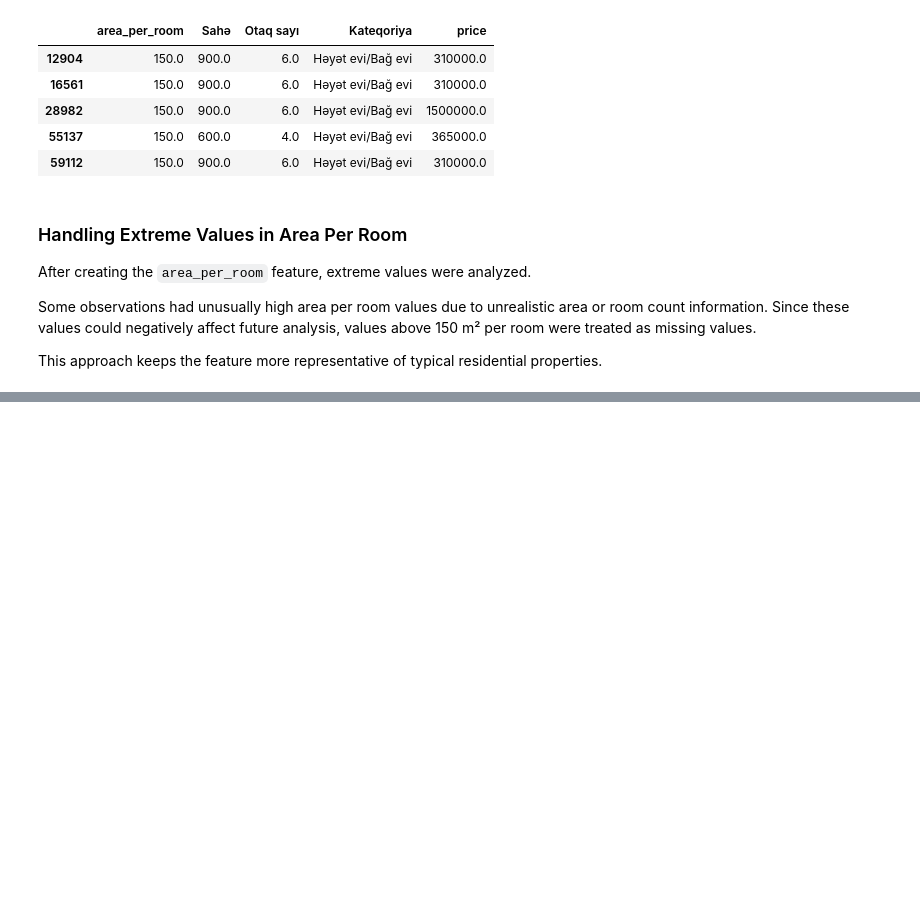
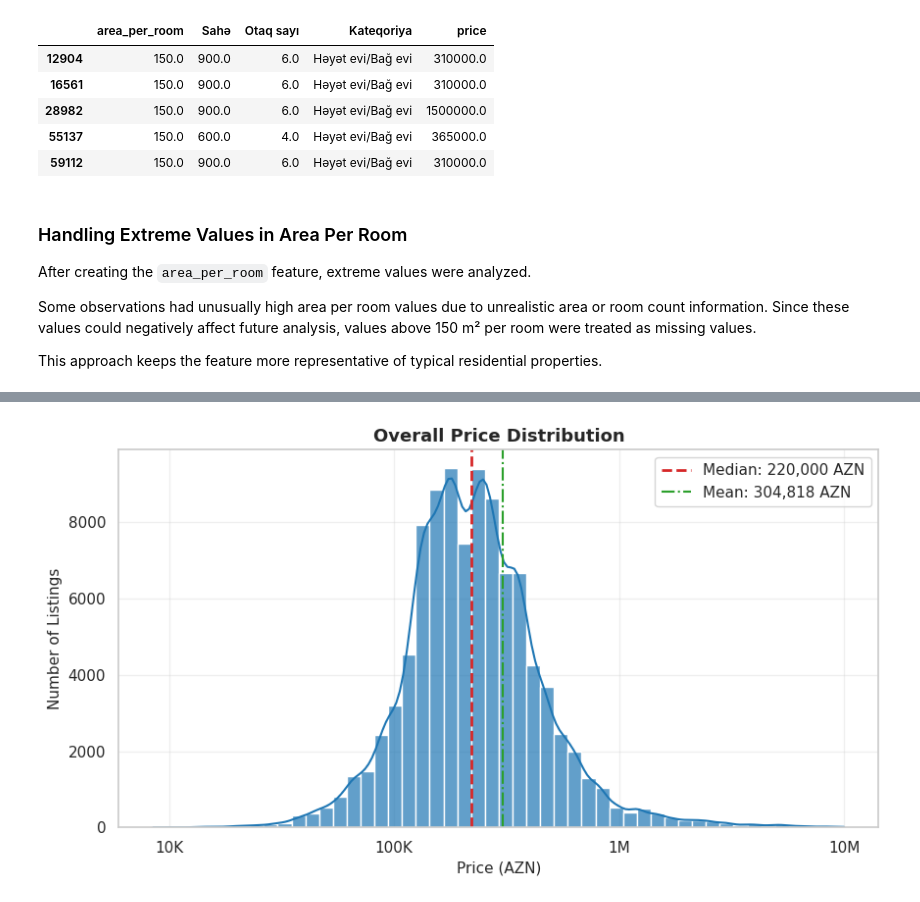
Before and after one commit to AteshUmud999/binaaz-eda-project, a Jupyter notebook: BinaAZ_Real_Estate_EDA_Project.ipynb, the cells around one changed output, grey strips where cells are left out. Drawn from its saved outputs; the diff is of its cells as text; code cells hidden in the pictures; blank space fills up the shorter version.

Commit message:
CheckPoint 5 - Visualization

```diff
--- a/BinaAZ_Real_Estate_EDA_Project.ipynb
+++ b/BinaAZ_Real_Estate_EDA_Project.ipynb
@@ -1479,0 +1477,58 @@ df.head()
+# %%
+import matplotlib.ticker as ticker
+
+
+sns.set_theme(style="whitegrid")
+
+plt.figure(figsize=(10, 5))
+
+ax = sns.histplot(
+    data=df,
+    x="price",
+    bins=50,
+    kde=True,
+    log_scale=True,
+    color="#1f77b4",
+    edgecolor="white",
+    alpha=0.7,
+)
+
+median_val = df["price"].median()
+mean_val = df["price"].mean()
+
+plt.axvline(
+    median_val,
+    color="#d62728",
+    linestyle="--",
+    linewidth=2,
+    label=f"Median: {median_val:,.0f} AZN",
+)
+plt.axvline(
+    mean_val,
+    color="#2ca02c",
+    linestyle="-.",
+    linewidth=1.5,
+    label=f"Mean: {mean_val:,.0f} AZN",
+)
+
+
+def price_formatter(x, pos):
+    if x >= 1e6:
+        return f"{x*1e-6:g}M"
+    elif x >= 1e3:
+        return f"{x*1e-3:g}K"
+    else:
+        return f"{x:g}"
+
+
+ax.xaxis.set_major_formatter(ticker.FuncFormatter(price_formatter))
+
+plt.title("Overall Price Distribution", fontsize=13, fontweight="bold")
+plt.xlabel("Price (AZN)", fontsize=11)
+plt.ylabel("Number of Listings", fontsize=11)
+plt.legend(frameon=True, facecolor="white")
+plt.grid(True, alpha=0.3)
+
+plt.show()
+# %% [output]
+[figure, added]
```
Also changed, not shown: parts of 16 cells of this notebook.
